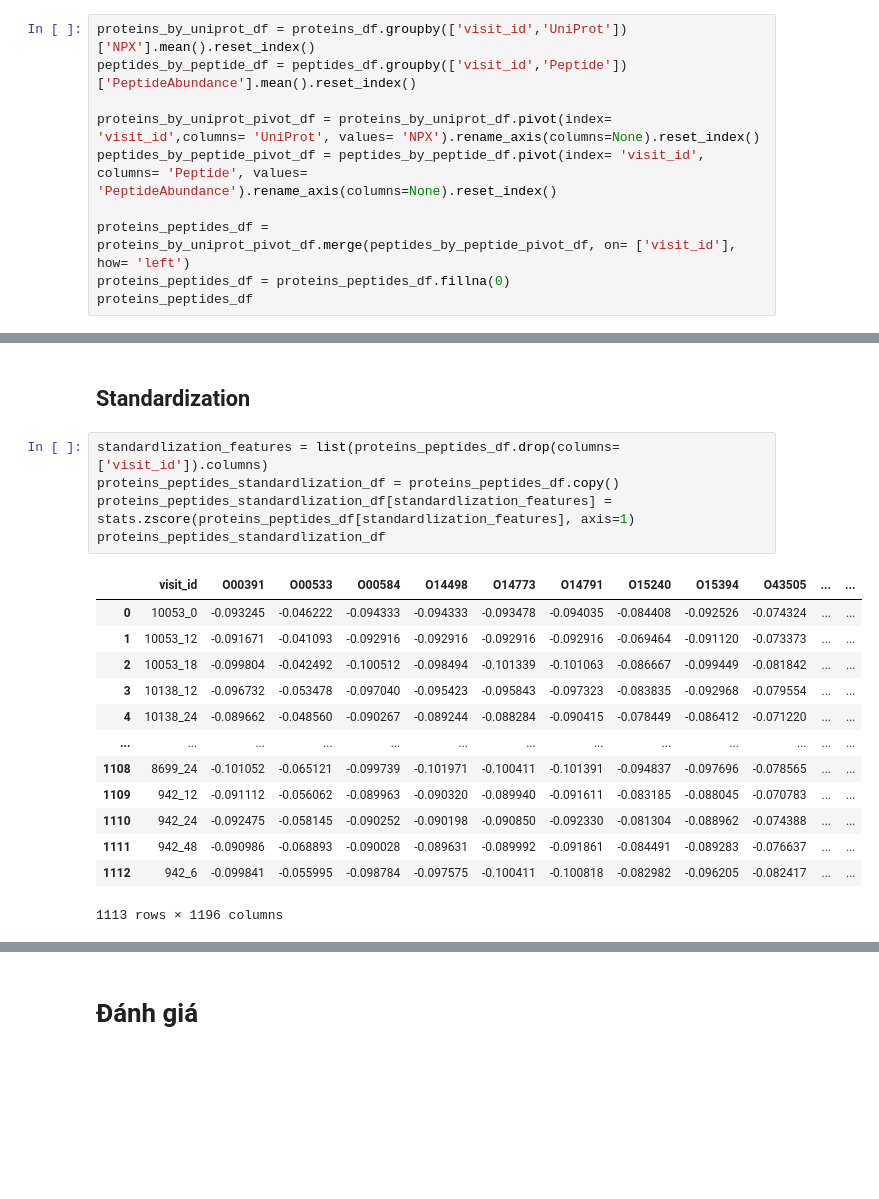
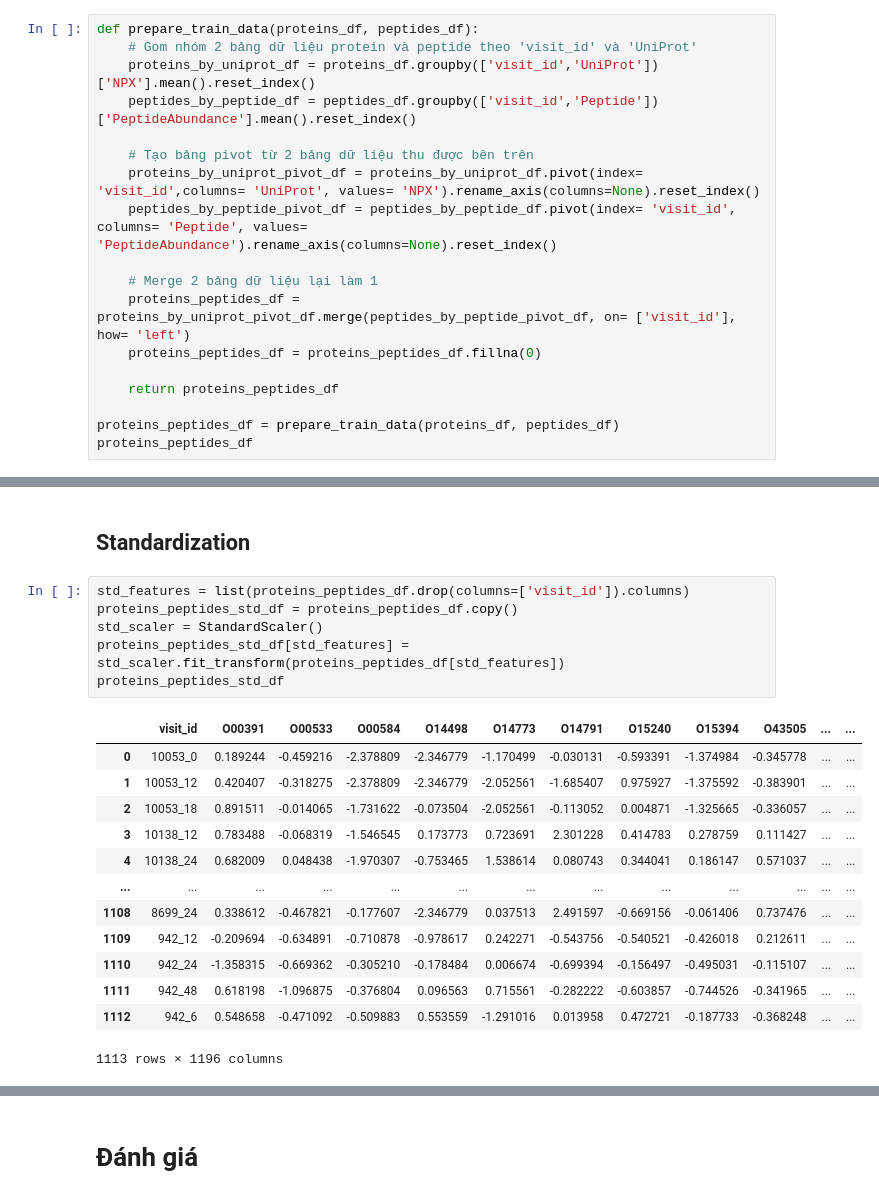
Before and after one commit to Nanashi0it/Parkinson-Disease-Progression-Prediction--ADS, a Jupyter notebook: ADS_Final_Project.ipynb, the cells around one changed output, grey strips where cells are left out. Cells and saved outputs as stored; diff of their text form; blank space fills up the shorter version.

```diff
--- a/ADS_Final_Project.ipynb
+++ b/ADS_Final_Project.ipynb
@@ -890,14 +877,22 @@ dtype: int64
 # %% [markdown]
 ## **Chuẩn bị dữ liệu huấn luyện**
 # %%
-proteins_by_uniprot_df = proteins_df.groupby(['visit_id','UniProt'])['NPX'].mean().reset_index()
-peptides_by_peptide_df = peptides_df.groupby(['visit_id','Peptide'])['PeptideAbundance'].mean().reset_index()
+def prepare_train_data(proteins_df, peptides_df):
+    # Gom nhóm 2 bảng dữ liệu protein và peptide theo 'visit_id' và 'UniProt'
+    proteins_by_uniprot_df = proteins_df.groupby(['visit_id','UniProt'])['NPX'].mean().reset_index()
+    peptides_by_peptide_df = peptides_df.groupby(['visit_id','Peptide'])['PeptideAbundance'].mean().reset_index()
 
-proteins_by_uniprot_pivot_df = proteins_by_uniprot_df.pivot(index= 'visit_id',columns= 'UniProt', values= 'NPX').rename_axis(columns=None).reset_index()
-peptides_by_peptide_pivot_df = peptides_by_peptide_df.pivot(index= 'visit_id', columns= 'Peptide', values= 'PeptideAbundance').rename_axis(columns=None).reset_index()
+    # Tạo bảng pivot từ 2 bảng dữ liệu thu được bên trên
+    proteins_by_uniprot_pivot_df = proteins_by_uniprot_df.pivot(index= 'visit_id',columns= 'UniProt', values= 'NPX').rename_axis(columns=None).reset_index()
+    peptides_by_peptide_pivot_df = peptides_by_peptide_df.pivot(index= 'visit_id', columns= 'Peptide', values= 'PeptideAbundance').rename_axis(columns=None).reset_index()
 
-proteins_peptides_df = proteins_by_uniprot_pivot_df.merge(peptides_by_peptide_pivot_df, on= ['visit_id'], how= 'left')
-proteins_peptides_df = proteins_peptides_df.fillna(0)
+    # Merge 2 bảng dữ liệu lại làm 1
+    proteins_peptides_df = proteins_by_uniprot_pivot_df.merge(peptides_by_peptide_pivot_df, on= ['visit_id'], how= 'left')
+    proteins_peptides_df = proteins_peptides_df.fillna(0)
+
+    return proteins_peptides_df
+
+proteins_peptides_df = prepare_train_data(proteins_df, peptides_df)
 proteins_peptides_df
 # %% [output]
 |  | visit_id | O00391 | O00533 | O00584 | O14498 | O14773 | O14791 | O15240 | O15394 | O43505 | ... | ... |
@@ -916,23 +911,24 @@ proteins_peptides_df
 # %% [markdown]
 ## **Standardization**
 # %%
-standardlization_features = list(proteins_peptides_df.drop(columns=['visit_id']).columns)
-proteins_peptides_standardlization_df = proteins_peptides_df.copy()
-proteins_peptides_standardlization_df[standardlization_features] = stats.zscore(proteins_peptides_df[standardlization_features], axis=1)
-proteins_peptides_standardlization_df
+std_features = list(proteins_peptides_df.drop(columns=['visit_id']).columns)
+proteins_peptides_std_df = proteins_peptides_df.copy()
+std_scaler = StandardScaler()
+proteins_peptides_std_df[std_features] = std_scaler.fit_transform(proteins_peptides_df[std_features])
+proteins_peptides_std_df
 # %% [output]
 |  | visit_id | O00391 | O00533 | O00584 | O14498 | O14773 | O14791 | O15240 | O15394 | O43505 | ... | ... |
-| 0 | 10053_0 | -0.093245 | -0.046222 | -0.094333 | -0.094333 | -0.093478 | -0.094035 | -0.084408 | -0.092526 | -0.074324 | ... | ... |
-| 1 | 10053_12 | -0.091671 | -0.041093 | -0.092916 | -0.092916 | -0.092916 | -0.092916 | -0.069464 | -0.091120 | -0.073373 | ... | ... |
-| 2 | 10053_18 | -0.099804 | -0.042492 | -0.100512 | -0.098494 | -0.101339 | -0.101063 | -0.086667 | -0.099449 | -0.081842 | ... | ... |
-| 3 | 10138_12 | -0.096732 | -0.053478 | -0.097040 | -0.095423 | -0.095843 | -0.097323 | -0.083835 | -0.092968 | -0.079554 | ... | ... |
-| 4 | 10138_24 | -0.089662 | -0.048560 | -0.090267 | -0.089244 | -0.088284 | -0.090415 | -0.078449 | -0.086412 | -0.071220 | ... | ... |
+| 0 | 10053_0 | 0.189244 | -0.459216 | -2.378809 | -2.346779 | -1.170499 | -0.030131 | -0.593391 | -1.374984 | -0.345778 | ... | ... |
+| 1 | 10053_12 | 0.420407 | -0.318275 | -2.378809 | -2.346779 | -2.052561 | -1.685407 | 0.975927 | -1.375592 | -0.383901 | ... | ... |
+| 2 | 10053_18 | 0.891511 | -0.014065 | -1.731622 | -0.073504 | -2.052561 | -0.113052 | 0.004871 | -1.325665 | -0.336057 | ... | ... |
+| 3 | 10138_12 | 0.783488 | -0.068319 | -1.546545 | 0.173773 | 0.723691 | 2.301228 | 0.414783 | 0.278759 | 0.111427 | ... | ... |
+| 4 | 10138_24 | 0.682009 | 0.048438 | -1.970307 | -0.753465 | 1.538614 | 0.080743 | 0.344041 | 0.186147 | 0.571037 | ... | ... |
 | ... | ... | ... | ... | ... | ... | ... | ... | ... | ... | ... | ... | ... |
-| 1108 | 8699_24 | -0.101052 | -0.065121 | -0.099739 | -0.101971 | -0.100411 | -0.101391 | -0.094837 | -0.097696 | -0.078565 | ... | ... |
-| 1109 | 942_12 | -0.091112 | -0.056062 | -0.089963 | -0.090320 | -0.089940 | -0.091611 | -0.083185 | -0.088045 | -0.070783 | ... | ... |
-| 1110 | 942_24 | -0.092475 | -0.058145 | -0.090252 | -0.090198 | -0.090850 | -0.092330 | -0.081304 | -0.088962 | -0.074388 | ... | ... |
-| 1111 | 942_48 | -0.090986 | -0.068893 | -0.090028 | -0.089631 | -0.089992 | -0.091861 | -0.084491 | -0.089283 | -0.076637 | ... | ... |
-| 1112 | 942_6 | -0.099841 | -0.055995 | -0.098784 | -0.097575 | -0.100411 | -0.100818 | -0.082982 | -0.096205 | -0.082417 | ... | ... |
+| 1108 | 8699_24 | 0.338612 | -0.467821 | -0.177607 | -2.346779 | 0.037513 | 2.491597 | -0.669156 | -0.061406 | 0.737476 | ... | ... |
+| 1109 | 942_12 | -0.209694 | -0.634891 | -0.710878 | -0.978617 | 0.242271 | -0.543756 | -0.540521 | -0.426018 | 0.212611 | ... | ... |
+| 1110 | 942_24 | -1.358315 | -0.669362 | -0.305210 | -0.178484 | 0.006674 | -0.699394 | -0.156497 | -0.495031 | -0.115107 | ... | ... |
+| 1111 | 942_48 | 0.618198 | -1.096875 | -0.376804 | 0.096563 | 0.715561 | -0.282222 | -0.603857 | -0.744526 | -0.341965 | ... | ... |
+| 1112 | 942_6 | 0.548658 | -0.471092 | -0.509883 | 0.553559 | -1.291016 | 0.013958 | 0.472721 | -0.187733 | -0.368248 | ... | ... |
 1113 rows × 1196 columns
 # %% [markdown]
 ## **Rút trích đặc trưng**
```
Also changed, not shown: parts of 68 cells of this notebook.
